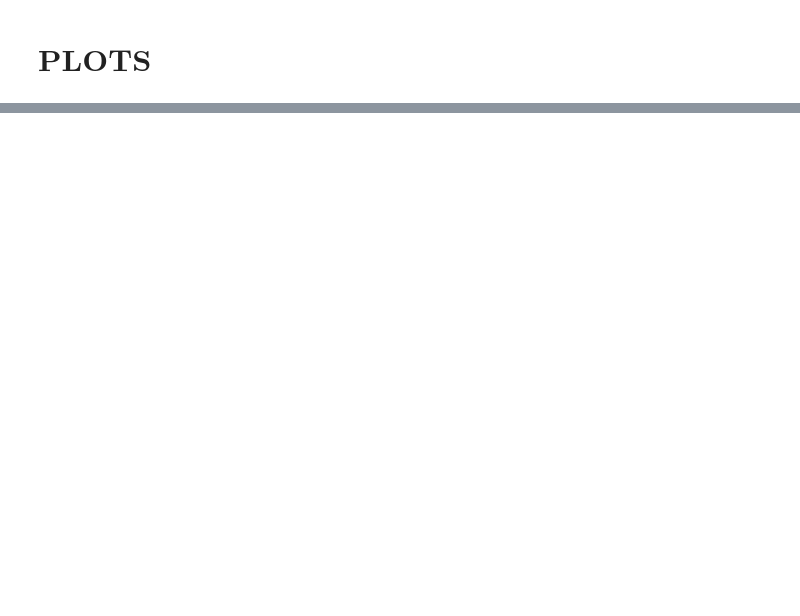
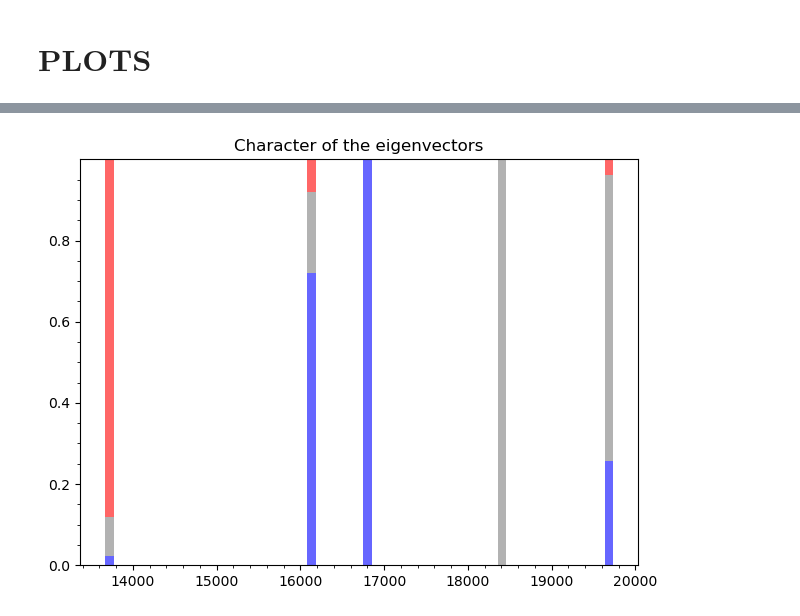
Before and after one commit to pranay-chakraborty/SEF-simulation-in-pentacene, a Jupyter notebook: tutorials/tetramer_codes.ipynb, the cells around one changed output, grey strips where cells are left out. Saved outputs shown, nothing was run; the diff lists cells and outputs as text; code cells hidden in the pictures; blank space fills up the shorter version.

```diff
--- a/tutorials/tetramer_codes.ipynb
+++ b/tutorials/tetramer_codes.ipynb
@@ -146,17 +147,26 @@ end
 # %%
 state = zeros(n,3)
 
+eigenvector_charlist = []
 for i = 1:n
-    state[i,:] = [le[i],CT[i],TT[i]]
+    push!(eigenvector_charlist,[le[i],CT[i],TT[i]])
 end
+;
 # %%
-# fig, ax = subplots()
+figure()
+for i in 1:n
+    bar(eigenvalues[i], eigenvector_charlist[i][1], width=1e2, color="blue", alpha=0.6)
+    bar(eigenvalues[i], eigenvector_charlist[i][2], width=1e2, bottom=eigenvector_charlist[i][1], color="grey", alpha=0.6)
+    bar(eigenvalues[i], eigenvector_charlist[i][3], width=1e2, bottom=eigenvector_charlist[i][1] + eigenvector_charlist[i][2], color="red", alpha=0.6)
+end
 
-# for i in 1:n
-#     ax.bar(x, state[i,1], width=1e-1, color="black")#LE
-#     ax.bar(x, state[i,2], width=1e-1, bottom=state[i,1], color="blue") #CT
-#     ax.bar(x, state[i,3], width=1e-1, bottom=state[i,1] .+ state[i,2], color="red") #TT
-# end
 
-# ax.legend()
-# PyPlot.display_figs()
+
+
+title("Character of the eigenvectors")
+
+minorticks_on()
+tight_layout()
+PyPlot.display_figs()
+# %% [output]
+[figure, added]
```
Also changed, not shown: parts of 1 cell of this notebook.
